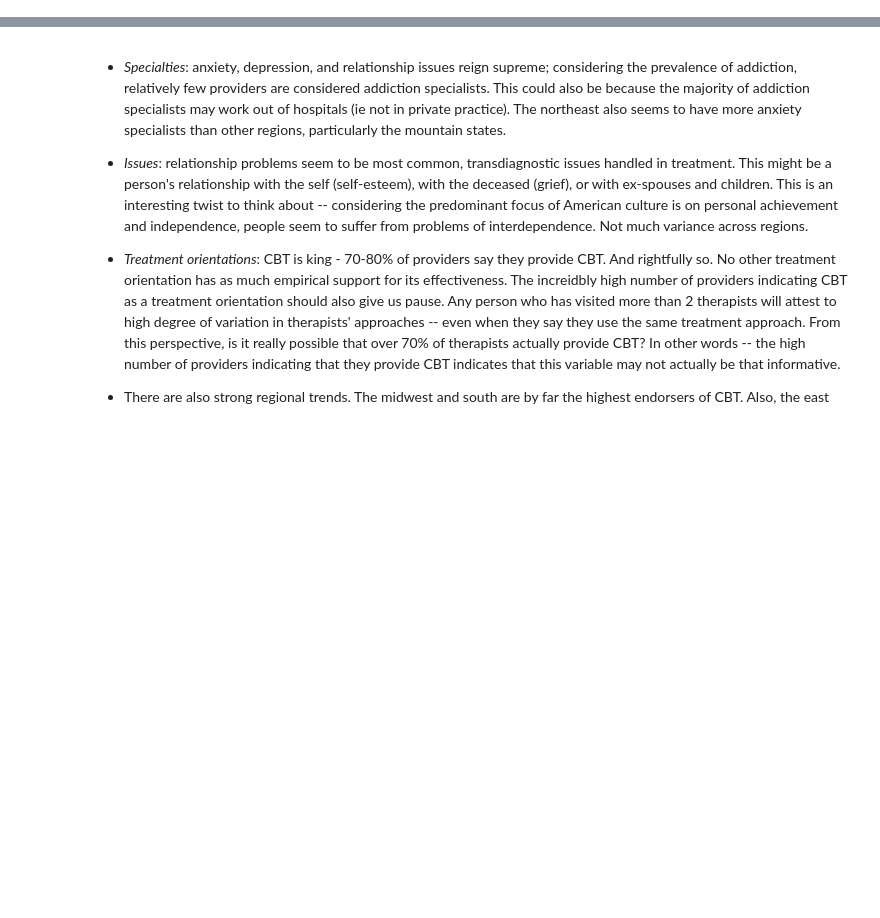
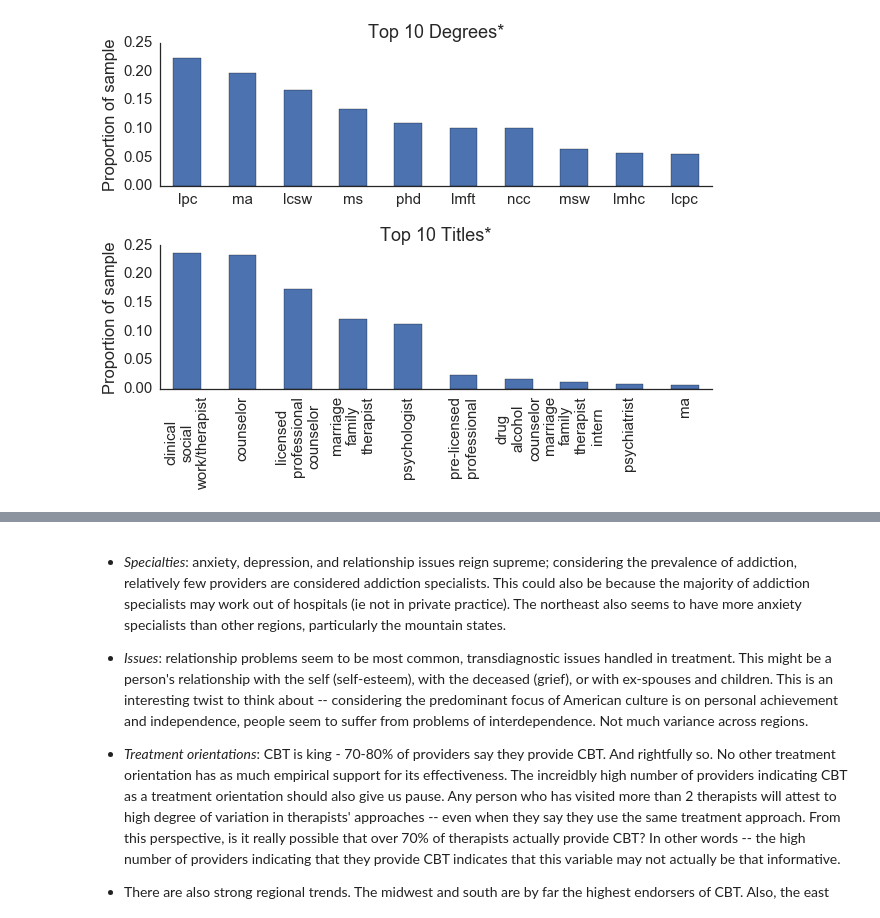
Before and after one commit to stevenfelix/PsychologyToday, a Jupyter notebook: blog - who are PT therapists?/who are PT therapists.ipynb, the cells around one changed output, grey strips where cells are left out. Saved outputs shown, nothing was run; the diff lists cells and outputs as text; code cells hidden in the pictures; blank space fills up the shorter version.

```diff
--- a/blog - who are PT therapists?/who are PT therapists.ipynb
+++ b/blog - who are PT therapists?/who are PT therapists.ipynb
@@ -43,0 +86,22 @@ with open("../data/profilefeaturesdict_bool_dict.json", "r") as fd:
+# %%
+fig,ax = plt.subplots(2,1, figsize=(9,7))
+
+def plot_top10(var, prettytitle, ax, rot = 0):
+    top10 = pd.Series(profile_dict[var]['counts']).sort_values(ascending=False).iloc[:10] / len(data)
+    top10.plot(kind='bar', ax = ax, rot=rot, title='Top 10 {}'.format(prettytitle))
+    labels = ['\n'.join(i.replace('and ','').replace('or ','').split()) for i in top10.index]
+    ax.set_xticklabels(labels)
+    ax.set_ylabel('Proportion of sample')
+
+plot_top10('degrees','Degrees*', ax[0])
+
+s = proportions(data.title)[:10]
+labels = ['\n'.join(i.replace('and ','').replace('or ','').replace('& ','').split()) for i in s.index]
+s.plot(kind='bar', rot = 90, ax= ax[1], title = 'Top 10 Titles*')
+ax[1].set_xticklabels(labels)
+ax[1].set_ylabel('Proportion of sample')
+
+sns.despine()
+fig.tight_layout();
+# %% [output]
+[figure, added]
```
Also changed, not shown: parts of 24 cells of this notebook, 1 other file.
